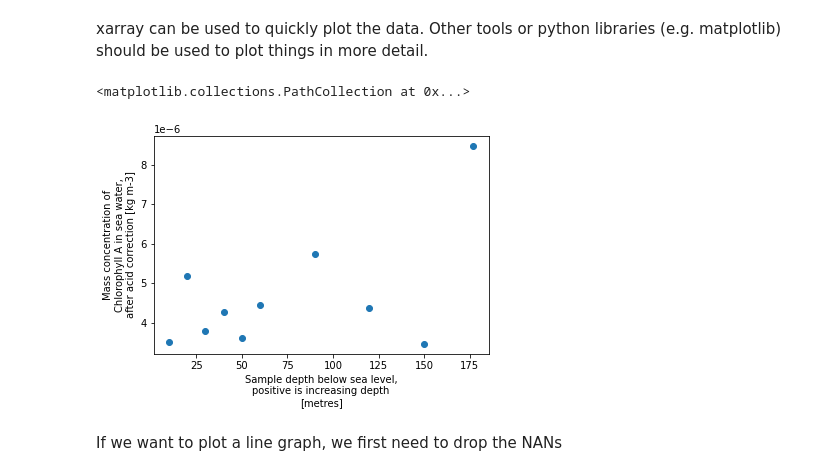
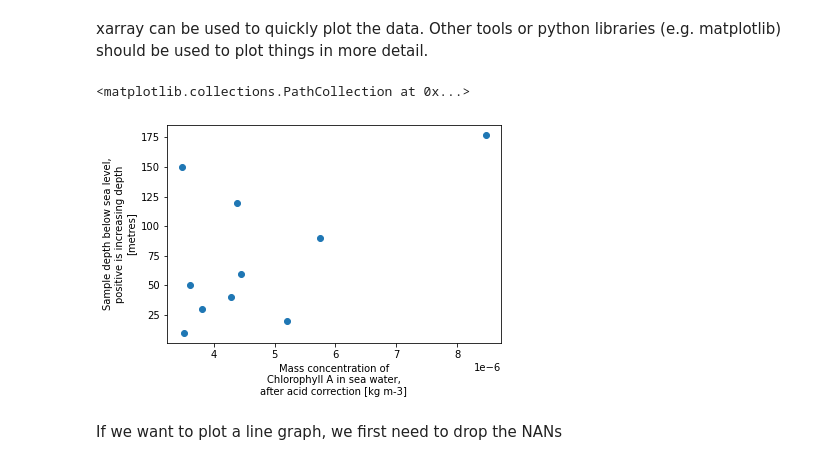
Before and after one commit to lhmarsden/NetCDF-CF_workshops, a Jupyter notebook: Python_workshop_materials/xarray_analyse_netcdf_depth_profile.ipynb, the cells around one changed output. Cells and saved outputs as stored; diff of their text form; code cells hidden in the pictures.

```diff
--- a/Python_workshop_materials/xarray_analyse_netcdf_depth_profile.ipynb
+++ b/Python_workshop_materials/xarray_analyse_netcdf_depth_profile.ipynb
@@ -130,9 +130,9 @@ The long_name is provided by the data creator, in their own words.
 # %% [markdown]
 xarray can be used to quickly plot the data. Other tools or python libraries (e.g. matplotlib) should be used to plot things in more detail.
 # %%
-xr.plot.scatter(data,'DEPTH','CHLOROPHYLL_A')
+xr.plot.scatter(data,'CHLOROPHYLL_A','DEPTH')
 # %% [output]
 <matplotlib.collections.PathCollection at 0x...>
-[figure, old version]
+[figure, new version]
 # %% [markdown]
 If we want to plot a line graph, we first need to drop the NANs
```
Also changed, not shown: parts of 2 cells of this notebook, 3 other files.
